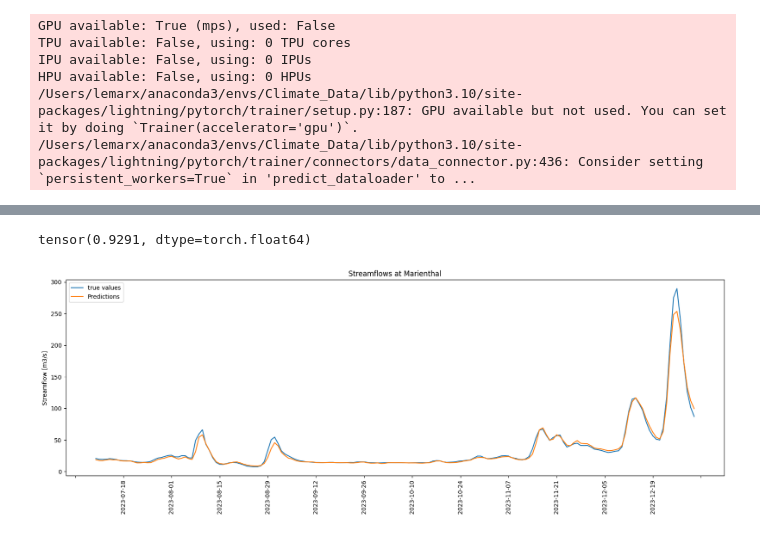
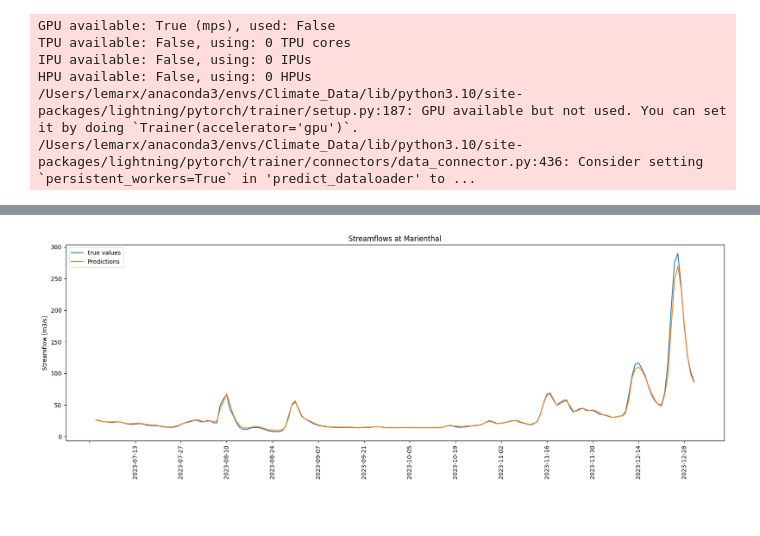
Before and after one commit to henrifnk/Seminar_ClimateNStatistics, a Jupyter notebook: work/07-hydroLSTM/notebooks/data_test.ipynb, the cells around one changed output, grey strips where cells are left out. Saved outputs shown, nothing was run; the diff lists cells and outputs as text; code cells hidden in the pictures.

```diff
--- a/work/07-hydroLSTM/notebooks/data_test.ipynb
+++ b/work/07-hydroLSTM/notebooks/data_test.ipynb
@@ -295,5 +257,14 @@ class LSTMModel(AutoRegressiveBaseModel):
 
 
 
-model = LSTMModel.from_dataset(training,input_size = 96,learning_rate = 0.001, n_layers=1, hidden_size=128,loss = MAE(),dropout = 0.2, optimizer = 'adam')
+model = LSTMModel.from_dataset(training,
+                               input_size = 96,
+                               learning_rate = 0.001,
+                               n_layers=1,
+                               hidden_size=128,
+                               loss = MAE(),
+                               dropout = 0.2,
+                               optimizer = 'adam',
+                               reduce_on_plateau_patience = 10,
+                               weight_decay = 0.001)
 # %% [output]
@@ -301,8 +271,16 @@ model = LSTMModel.from_dataset(training,input_size = 96,learning_rate = 0.001, n
 /Users/lemarx/anaconda3/envs/Climate_Data/lib/python3.10/site-packages/lightning/pytorch/utilities/parsing.py:199: Attribute 'logging_metrics' is an instance of `nn.Module` and is already saved during ...
+# %%
+early_stopping_callback = EarlyStopping(
+    monitor='val_loss',  # metric to monitor
+    patience=3,          # number of epochs with no improvement after which training will be stopped
+    mode='min',          # 'min' if the monitored metric should be minimized
+    verbose=True         # print messages when early stopping
+)
 # %%
 trainer = pl.Trainer(
     accelerator="auto",
-    max_epochs=10,
+    max_epochs=20,
+    callbacks=[early_stopping_callback],
     # clipping gradients is a hyperparameter and important to prevent divergance
     # of the gradient for recurrent neural networks
     gradient_clip_val=0.1,
@@ -343,5 +330,6 @@ best_lstm = LSTMModel.load_from_checkpoint(best_model_path)#os.path.join(best_mo
 /Users/lemarx/anaconda3/envs/Climate_Data/lib/python3.10/site-packages/lightning/pytorch/utilities/parsing.py:199: Attribute 'logging_metrics' is an instance of `nn.Module` and is already saved during ...
 /Users/lemarx/anaconda3/envs/Climate_Data/lib/python3.10/site-packages/lightning/pytorch/utilities/parsing.py:199: Attribute 'loss' is an instance of `nn.Module` and is already saved during checkpoint ...
 # %%
-test = TimeSeriesDataSet.from_dataset(training,data.iloc[val_cutoff:],min_prediction_idx = val_cutoff+375,stop_randomization=True)
-test_dataloader = test.to_dataloader(train=False, batch_size=5, num_workers=2)
+test = TimeSeriesDataSet.from_dataset(training,data.iloc[val_cutoff:],min_prediction_idx = val_cutoff+365,stop_randomization=True)
+test_dataloader = test.to_dataloader(train=False, batch_size=2, num_workers=2)
+len(test)
@@ -400,31 +362,27 @@ tensor([ 18.7427,  17.3487,  17.2743,  18.3412,  19.0025,  18.5001,  18.6564,
-# %%
-kge(torch.tensor(stream['15207507_smooth'].iloc[-175:].values),predictions.output.squeeze()[:,max_pred_len-1])
-# %% [output]
-tensor(0.9291, dtype=torch.float64)
 # %%
 import matplotlib.dates as mdates
 
 
 stream_plot = stream.set_index('Datum')
-predictions_np = predictions.output.squeeze()[:,max_pred_len-1].numpy()
+predictions_np = predictions.output.squeeze().numpy()#[:,max_pred_len-1]
 # true_values_np = predictions.y[0].view(-1, 1).squeeze().numpy()
 
 # Plotting
 
 plt.figure(figsize=(20, 6))
 
 
-plt.plot(stream_plot.index[-175:],stream_plot['15207507_smooth'].iloc[-175:].values,  label = 'true values')
+plt.plot(stream_plot.index[-184:],stream_plot['15207507_smooth'].iloc[-184:].values,  label = 'true values')
 
 plt.plot(predictions_np, label='Predictions')
 
 
 plt.ylabel('Streamflow [m3/s]')
 plt.title('Streamflows at Marienthal')
 
 plt.gca().xaxis.set_major_locator(mdates.DayLocator(interval=14))
 plt.legend()
 plt.xticks(rotation=90)
 plt.show()
 # %% [output]
-[figure, old version]
+[figure, new version]
```
Also changed, not shown: parts of 18 cells of this notebook.
